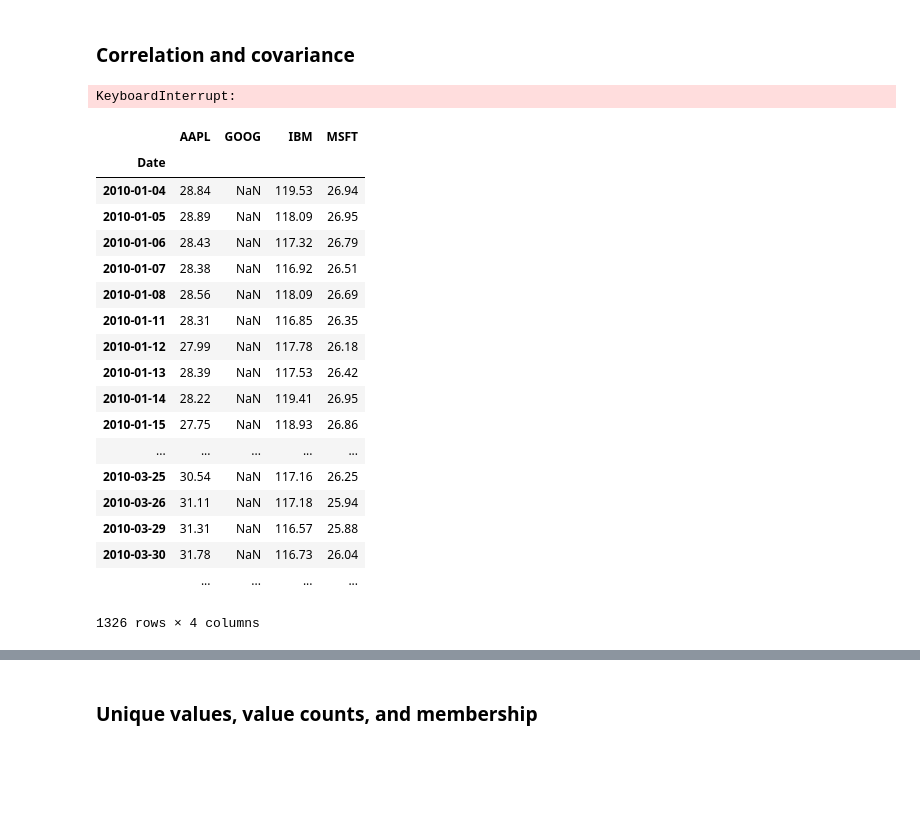
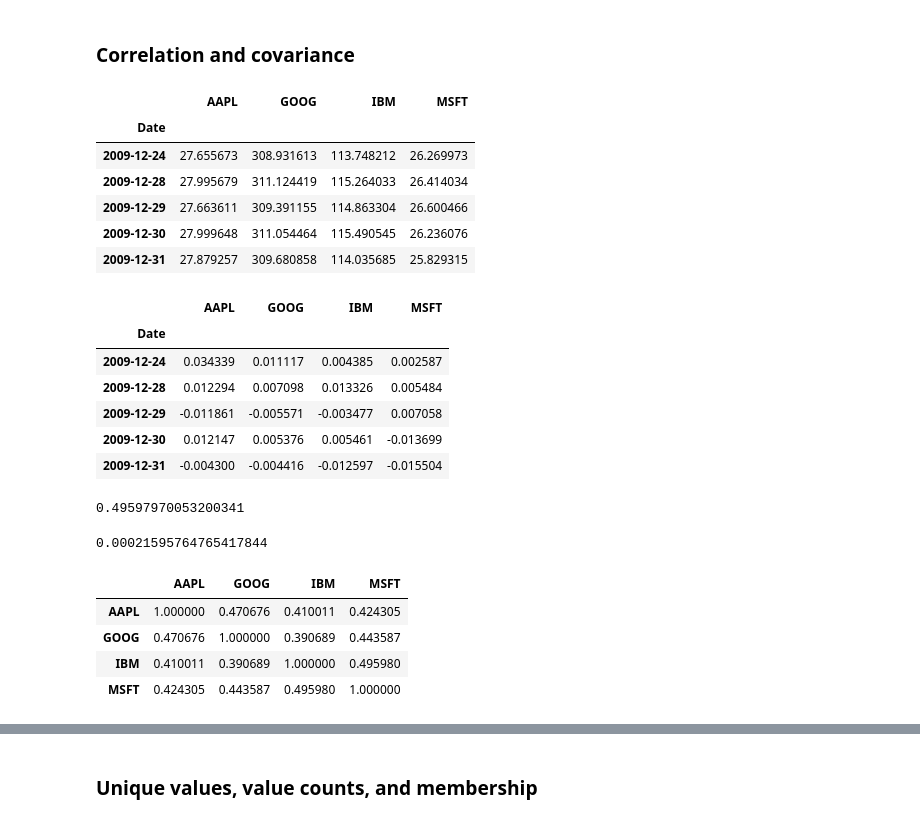
Before and after one commit to wshuail/Learn-Data-Science-the-Hard-Way, a Jupyter notebook: book/Python_for_Data_Analysis/ch05.ipynb, the cells around one changed output, grey strips where cells are left out. Saved outputs shown, nothing was run; the diff lists cells and outputs as text; code cells hidden in the pictures; blank space fills up the shorter version.

```diff
--- a/book/Python_for_Data_Analysis/ch05.ipynb
+++ b/book/Python_for_Data_Analysis/ch05.ipynb
@@ -1360,35 +1311,21 @@ dtype: object
+# %%
+import datetime
+start = datetime.datetime(2000, 1, 1)
+end = datetime.datetime(2010, 1, 1)
+# %%
+all_data = {}
+for ticker in ['AAPL', 'IBM', 'MSFT', 'GOOG']:
+    all_data[ticker] = web.DataReader(ticker, "yahoo", start, end)
 # %%
-import pandas.io.data as web
-
-all_data = {}
-for ticker in ['AAPL', 'IBM', 'MSFT', 'GOOG']:
-    all_data[ticker] = web.get_data_yahoo(ticker)
-
-price = DataFrame({tic: data['Adj Close']
-                   for tic, data in all_data.iteritems()})
-volume = DataFrame({tic: data['Volume']
-                    for tic, data in all_data.iteritems()})
+price = DataFrame({tic: data['Adj Close'] for tic, data in all_data.items()})
+volume = DataFrame({tic: data['Volume'] for tic, data in all_data.items()})
-# %% [output]
-KeyboardInterrupt:
 # %%
-price
+price.tail()
 # %% [output]
 |  | AAPL | GOOG | IBM | MSFT |
 | Date |  |  |  |  |
-| 2010-01-04 | 28.84 | NaN | 119.53 | 26.94 |
-| 2010-01-05 | 28.89 | NaN | 118.09 | 26.95 |
-| 2010-01-06 | 28.43 | NaN | 117.32 | 26.79 |
-| 2010-01-07 | 28.38 | NaN | 116.92 | 26.51 |
-| 2010-01-08 | 28.56 | NaN | 118.09 | 26.69 |
-| 2010-01-11 | 28.31 | NaN | 116.85 | 26.35 |
-| 2010-01-12 | 27.99 | NaN | 117.78 | 26.18 |
-| 2010-01-13 | 28.39 | NaN | 117.53 | 26.42 |
-| 2010-01-14 | 28.22 | NaN | 119.41 | 26.95 |
-| 2010-01-15 | 27.75 | NaN | 118.93 | 26.86 |
-| ... | ... | ... | ... | ... |
-| 2010-03-25 | 30.54 | NaN | 117.16 | 26.25 |
-| 2010-03-26 | 31.11 | NaN | 117.18 | 25.94 |
-| 2010-03-29 | 31.31 | NaN | 116.57 | 25.88 |
-| 2010-03-30 | 31.78 | NaN | 116.73 | 26.04 |
-|  | ... | ... | ... | ... |
+| 2009-12-24 | 27.655673 | 308.931613 | 113.748212 | 26.269973 |
+| 2009-12-28 | 27.995679 | 311.124419 | 115.264033 | 26.414034 |
+| 2009-12-29 | 27.663611 | 309.391155 | 114.863304 | 26.600466 |
+| 2009-12-30 | 27.999648 | 311.054464 | 115.490545 | 26.236076 |
+| 2009-12-31 | 27.879257 | 309.680858 | 114.035685 | 25.829315 |
-1326 rows × 4 columns
@@ -1397,11 +1332,29 @@ volume
 # %%
 returns = price.pct_change()
 returns.tail()
+# %% [output]
+|  | AAPL | GOOG | IBM | MSFT |
+| Date |  |  |  |  |
+| 2009-12-24 | 0.034339 | 0.011117 | 0.004385 | 0.002587 |
+| 2009-12-28 | 0.012294 | 0.007098 | 0.013326 | 0.005484 |
+| 2009-12-29 | -0.011861 | -0.005571 | -0.003477 | 0.007058 |
+| 2009-12-30 | 0.012147 | 0.005376 | 0.005461 | -0.013699 |
+| 2009-12-31 | -0.004300 | -0.004416 | -0.012597 | -0.015504 |
 # %%
 returns.MSFT.corr(returns.IBM)
+# %% [output]
+0.49597970053200341
 # %%
-returns.NSFT.cov(returns.IBM)
+returns.MSFT.cov(returns.IBM)
+# %% [output]
+0.00021595764765417844
 # %%
 returns.corr()
+# %% [output]
+|  | AAPL | GOOG | IBM | MSFT |
+| AAPL | 1.000000 | 0.470676 | 0.410011 | 0.424305 |
+| GOOG | 0.470676 | 1.000000 | 0.390689 | 0.443587 |
+| IBM | 0.410011 | 0.390689 | 1.000000 | 0.495980 |
+| MSFT | 0.424305 | 0.443587 | 0.495980 | 1.000000 |
 # %%
 returns.cov()
```
Also changed, not shown: parts of 167 cells of this notebook.
